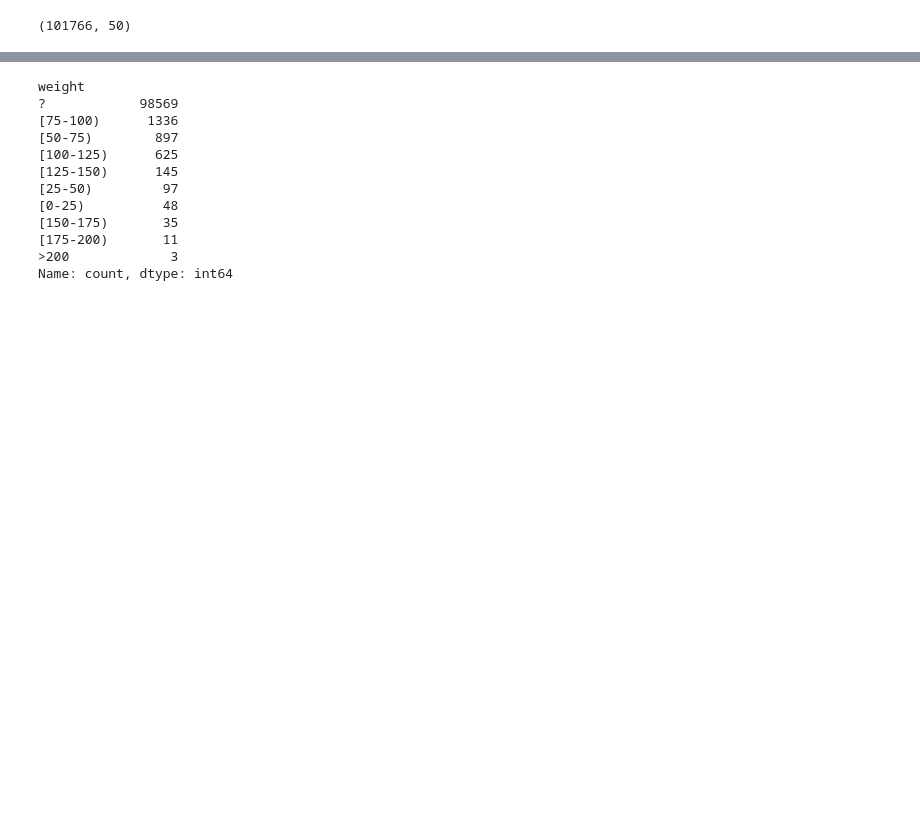
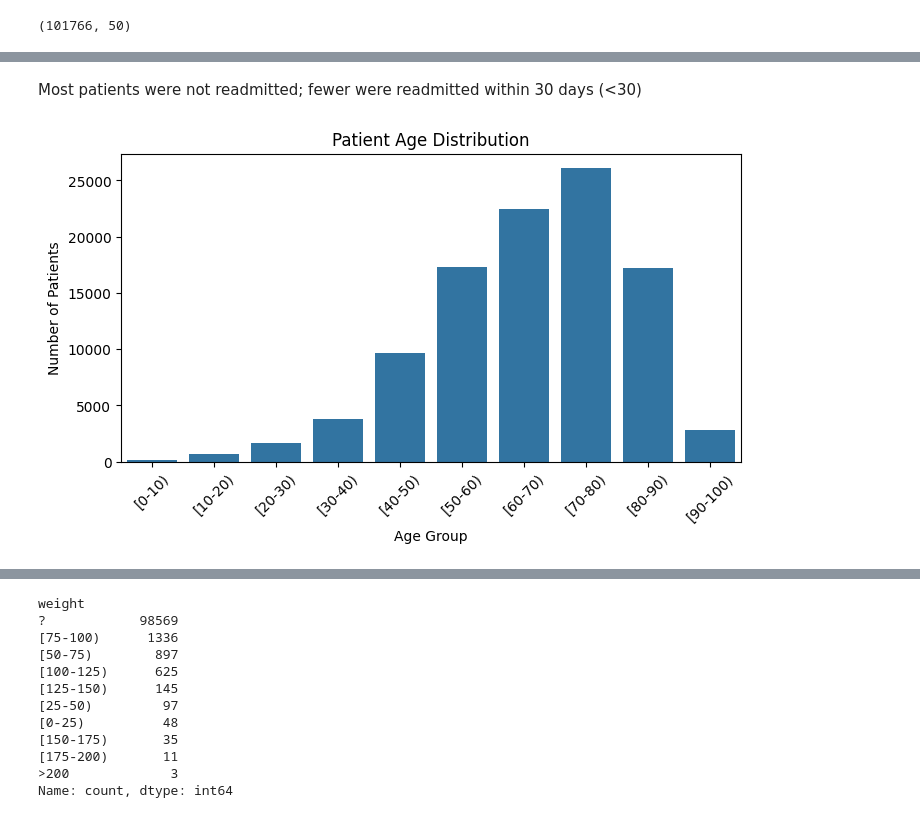
Before and after one commit to samirakhalil1993/readmission-hospital-analysis, a Jupyter notebook: notebooks/eda.ipynb, the cells around one changed output, grey strips where cells are left out. Saved outputs shown, nothing was run; the diff lists cells and outputs as text; code cells hidden in the pictures; blank space fills up the shorter version.

```diff
--- a/notebooks/eda.ipynb
+++ b/notebooks/eda.ipynb
@@ -55,0 +103,15 @@ memory usage: 38.8+ MB
+# %% [markdown]
+Most patients were not readmitted; fewer were readmitted within 30 days (<30)
+# %%
+# Visualize patient age distribution
+plt.figure(figsize=(8,4))
+sns.countplot(x="age", data=df, order=sorted(df["age"].unique()))
+
+plt.title("Patient Age Distribution")
+plt.xlabel("Age Group")
+plt.ylabel("Number of Patients")
+
+plt.xticks(rotation=45)
+plt.show()
+# %% [output]
+[figure, added]
```
Also changed, not shown: parts of 35 cells of this notebook.
